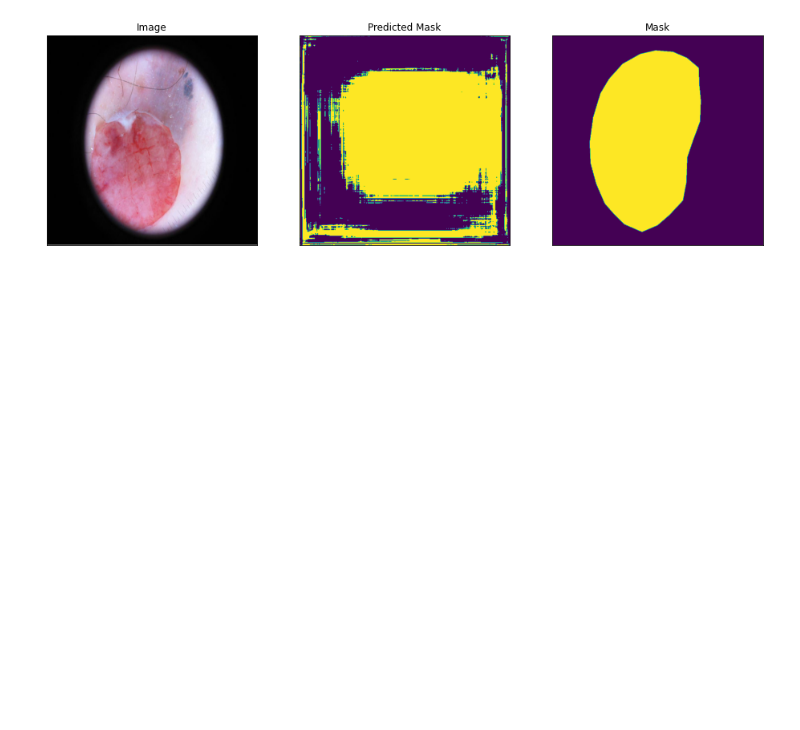
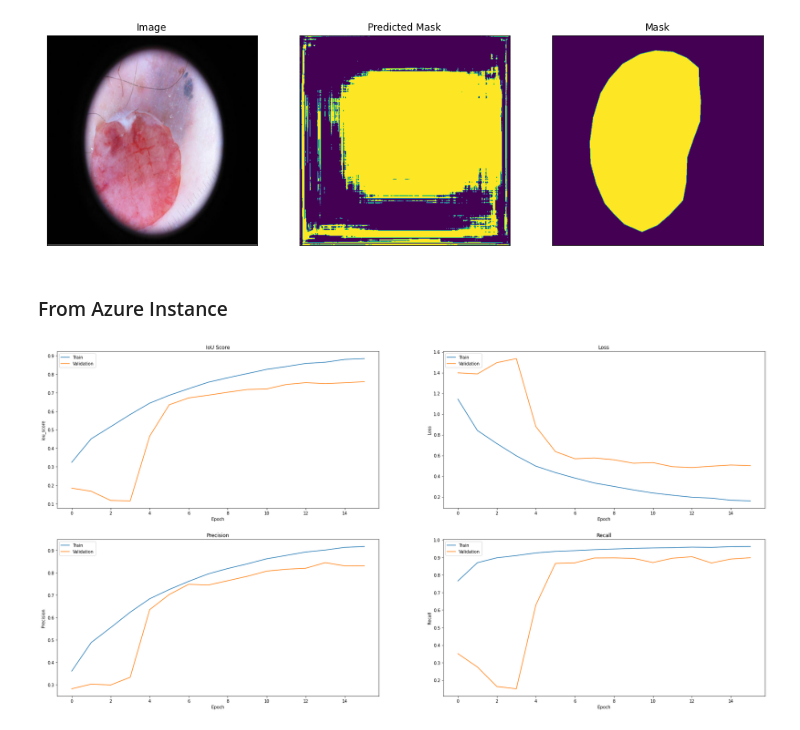
Before and after one commit to jhabr/xcs229ii_final_project, a Jupyter notebook: code/notebooks/baseline.ipynb, the cells around one changed output. Cells and saved outputs as stored; diff of their text form; code cells hidden in the pictures; blank space fills up the shorter version.

Commit message:
Update notebook with model from azure

```diff
--- a/code/notebooks/baseline.ipynb
+++ b/code/notebooks/baseline.ipynb
@@ -137,3 +122,17 @@ for index, train_image in enumerate(simple_data_loader.get_images()):
 (1, 512, 512, 3)
 (1, 512, 512, 1)
 [figure]
+# %% [markdown]
+### From Azure Instance
+# %%
+from utils.helper import Visualisation
+import pickle
+import os
+
+AZURE_PATH = os.path.join("baseline", "export", "azure")
+
+azure_hitory_path = os.path.join(AZURE_PATH, "train_history.pkl")
+azure_history = pickle.load(open(azure_hitory_path, "rb"))
+Visualisation().plot_curves(azure_history)
+# %% [output]
+[figure, added]
```
Also changed, not shown: parts of 4 cells of this notebook.
